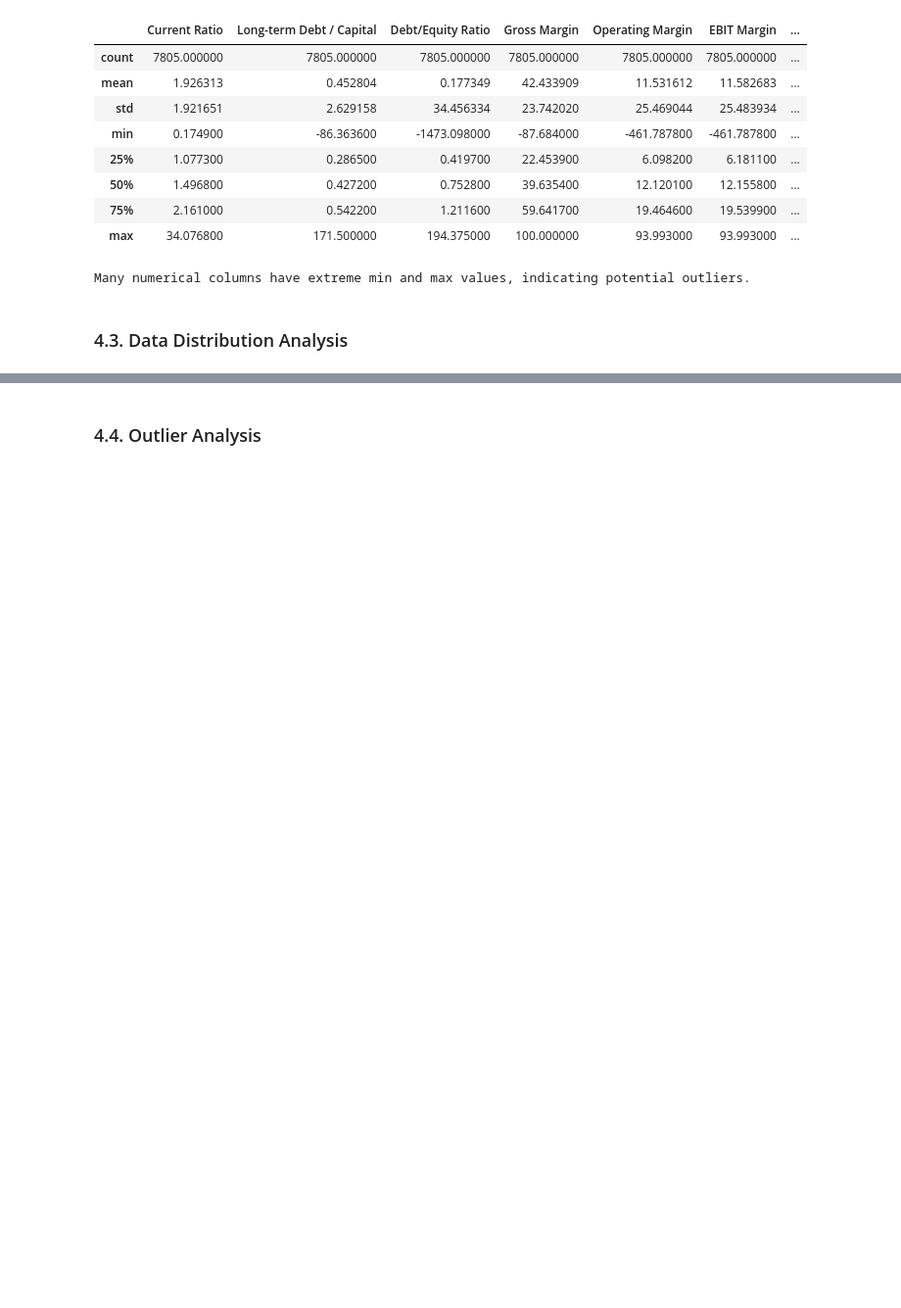
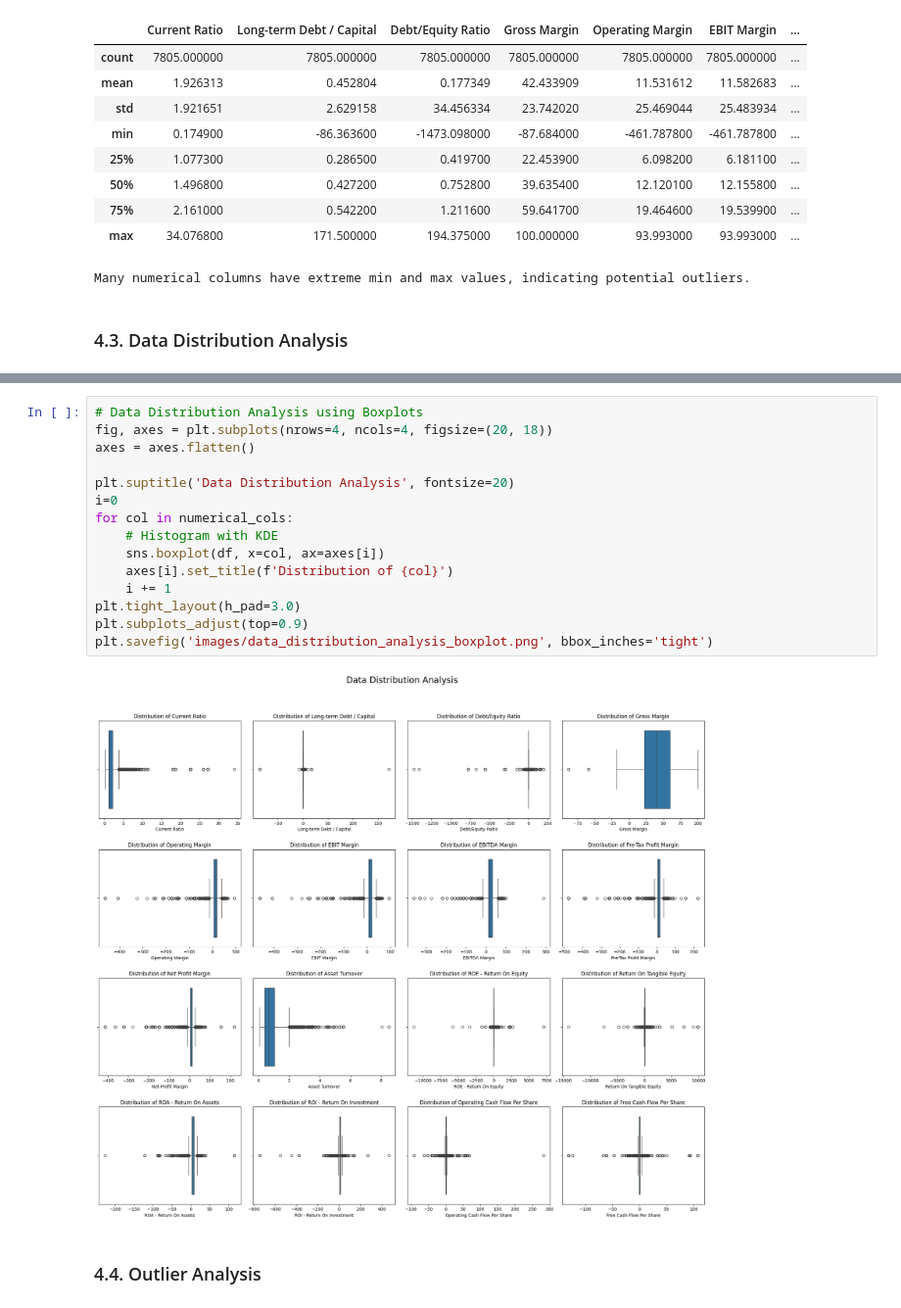
Before and after one commit to master-coder-1/capstone-project, a Jupyter notebook: predict_credit_rating.ipynb, the cells around one changed output, grey strips where cells are left out. Shown at 98% size. Saved outputs shown, nothing was run; the diff lists cells and outputs as text; blank space fills up the shorter version.

```diff
--- a/predict_credit_rating.ipynb
+++ b/predict_credit_rating.ipynb
@@ -193,3 +191,20 @@ plt.savefig('images/data_distribution_analysis.png')
+# %%
+# Data Distribution Analysis using Boxplots
+fig, axes = plt.subplots(nrows=4, ncols=4, figsize=(20, 18))
+axes = axes.flatten()
+
+plt.suptitle('Data Distribution Analysis', fontsize=20)
+i=0
+for col in numerical_cols:
+    # Histogram with KDE
+    sns.boxplot(df, x=col, ax=axes[i])
+    axes[i].set_title(f'Distribution of {col}')
+    i += 1
+plt.tight_layout(h_pad=3.0)
+plt.subplots_adjust(top=0.9)
+plt.savefig('images/data_distribution_analysis_boxplot.png', bbox_inches='tight')
+# %% [output]
+[figure, added]
 # %% [markdown]
 ### 4.4. Outlier Analysis
 # %%
```
Also changed, not shown: parts of 11 cells of this notebook, 12 other files.
